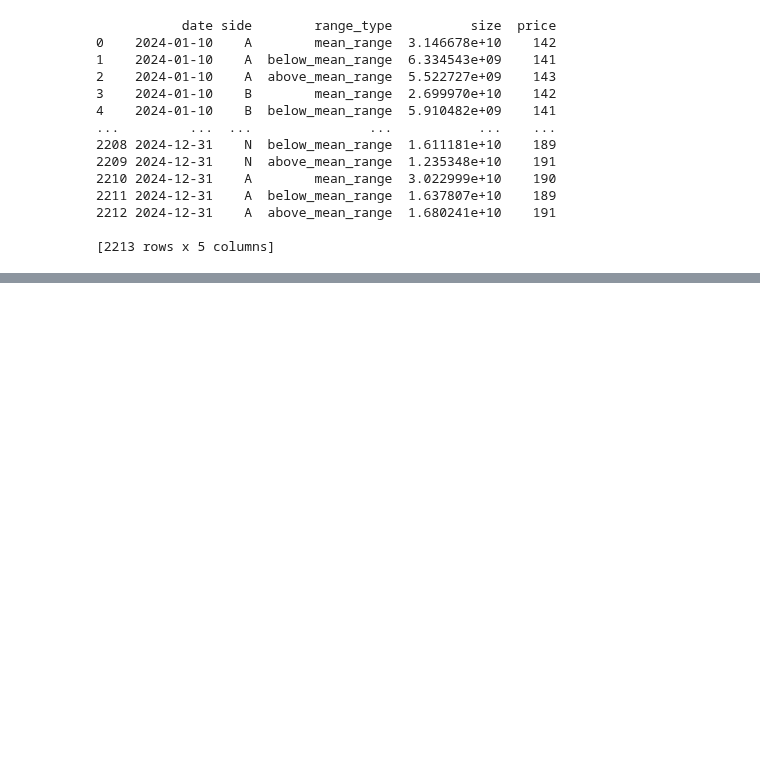
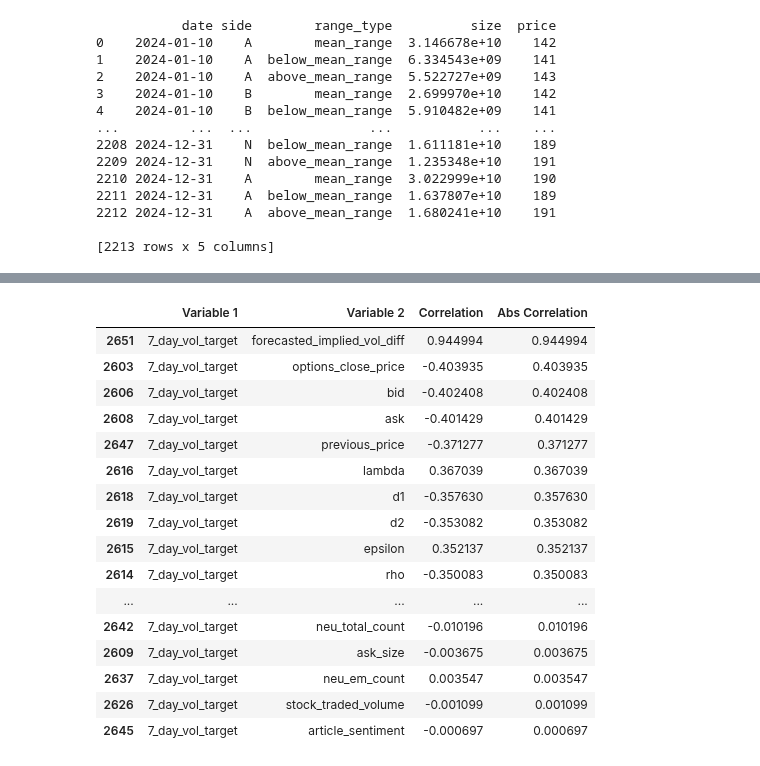
Before and after one commit to themoonwalker1/quantcap-options, a Jupyter notebook: options_data_retrieval.ipynb, the cells around one changed output, grey strips where cells are left out. Drawn from its saved outputs; the diff is of its cells as text; code cells hidden in the pictures; blank space fills up the shorter version.

```diff
--- a/options_data_retrieval.ipynb
+++ b/options_data_retrieval.ipynb
@@ -1095,18 +1039,35 @@ pearson_correlation_matrix = numeric_df.corr(method='pearson')
-# %%
-# Inspect the correlation matrix
-
-def get_sorted_correlation_pairs(correlation_matrix, variable_name):
-    # Flatten the correlation matrix into a long-format DataFrame
-    corr_pairs = correlation_matrix.stack().reset_index()
-    corr_pairs.columns = ['Variable 1', 'Variable 2', 'Correlation']
-    # Remove self-correlations (diagonal values where Variable 1 == Variable 2)
-    corr_pairs = corr_pairs[corr_pairs['Variable 1'] != corr_pairs['Variable 2']]
-    # Sort the correlations by absolute value in descending order
-    corr_pairs['Abs Correlation'] = corr_pairs['Correlation'].abs()
-    sorted_corr_pairs = corr_pairs.sort_values(by='Abs Correlation', ascending=False)
-    # Filter the sorted pairs to only include the specified variable
-    filtered_sorted_pairs = sorted_corr_pairs[sorted_corr_pairs['Variable 1'] == variable_name]
-    return filtered_sorted_pairs
+# %%
+spearman_correlation_matrix = processed_df.corr(method='spearman')
+pearson_correlation_matrix = processed_df.corr(method='pearson')
+processed_df.dropna(subset = ["7_day_vol_target"], inplace=True)
+
+correlation_price = get_sorted_correlation_pairs(spearman_correlation_matrix, '7_day_vol_target')
+# correlation_price[correlation_price["Variable 2"].isin(["forecasted_implied_vol_diff", "implied_vol", "7_day_vol_target"])]
+# file_name = "total_dataset"
+# cur_path = osp.dirname(osp.abspath("__file__"))
+# path_to_file = osp.join(cur_path, '{}.pickle'.format(file_name))
+# if not osp.isfile(path_to_file):
+#     with open(path_to_file, 'wb') as cachedfile:
+#         pickle.dump((total_dataset,), cachedfile)
+correlation_price
+# %% [output]
+|  | Variable 1 | Variable 2 | Correlation | Abs Correlation |
+| 2651 | 7_day_vol_target | forecasted_implied_vol_diff | 0.944994 | 0.944994 |
+| 2603 | 7_day_vol_target | options_close_price | -0.403935 | 0.403935 |
+| 2606 | 7_day_vol_target | bid | -0.402408 | 0.402408 |
+| 2608 | 7_day_vol_target | ask | -0.401429 | 0.401429 |
+| 2647 | 7_day_vol_target | previous_price | -0.371277 | 0.371277 |
+| 2616 | 7_day_vol_target | lambda | 0.367039 | 0.367039 |
+| 2618 | 7_day_vol_target | d1 | -0.357630 | 0.357630 |
+| 2619 | 7_day_vol_target | d2 | -0.353082 | 0.353082 |
+| 2615 | 7_day_vol_target | epsilon | 0.352137 | 0.352137 |
+| 2614 | 7_day_vol_target | rho | -0.350083 | 0.350083 |
+| ... | ... | ... | ... | ... |
+| 2642 | 7_day_vol_target | neu_total_count | -0.010196 | 0.010196 |
+| 2609 | 7_day_vol_target | ask_size | -0.003675 | 0.003675 |
+| 2637 | 7_day_vol_target | neu_em_count | 0.003547 | 0.003547 |
+| 2626 | 7_day_vol_target | stock_traded_volume | -0.001099 | 0.001099 |
+| 2645 | 7_day_vol_target | article_sentiment | -0.000697 | 0.000697 |
 # %%
 print(get_sorted_correlation_pairs(spearman_correlation_matrix, 'implied_vol'))
 # %% [output]
```
Also changed, not shown: parts of 23 cells of this notebook, 4 other files.
